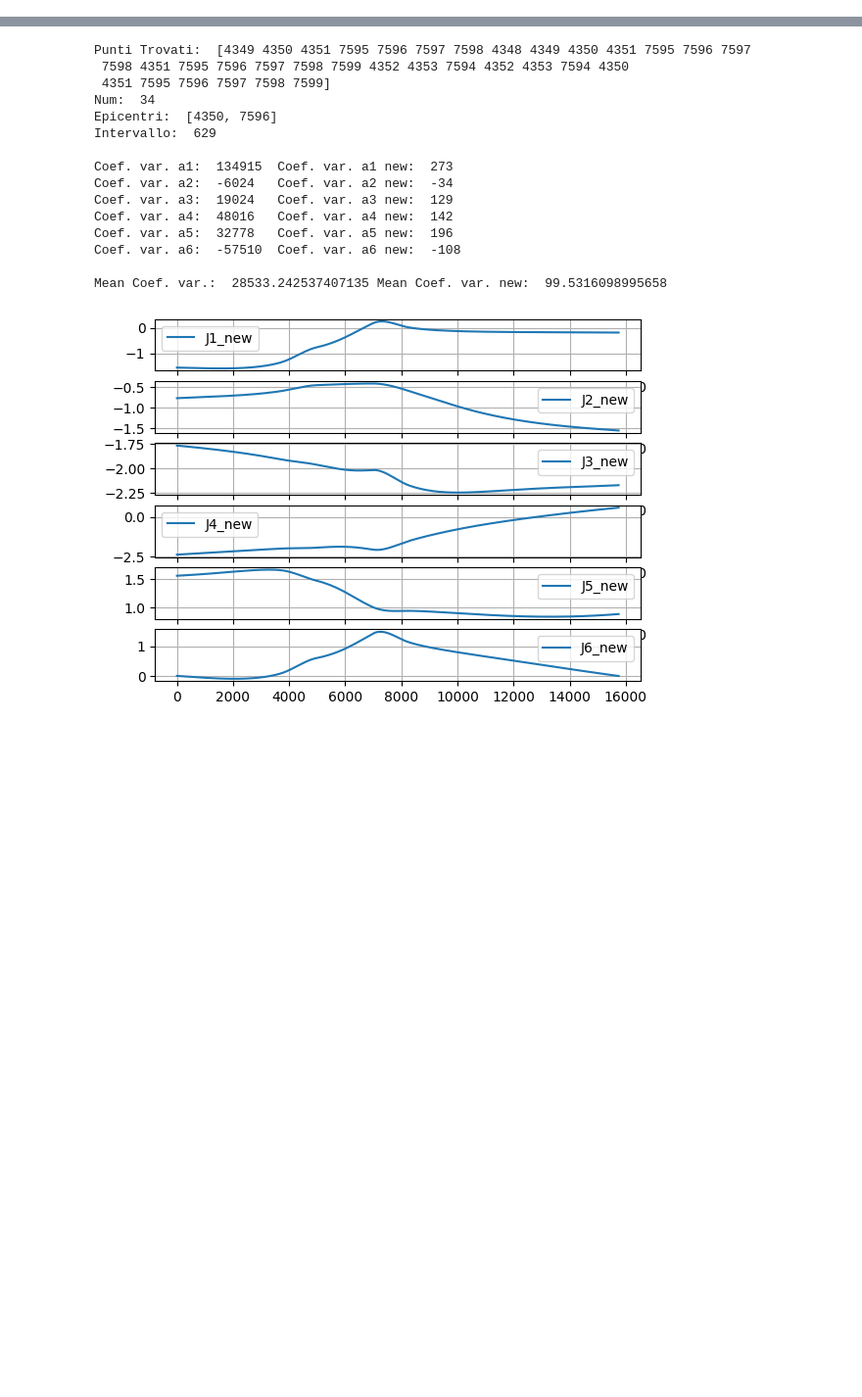
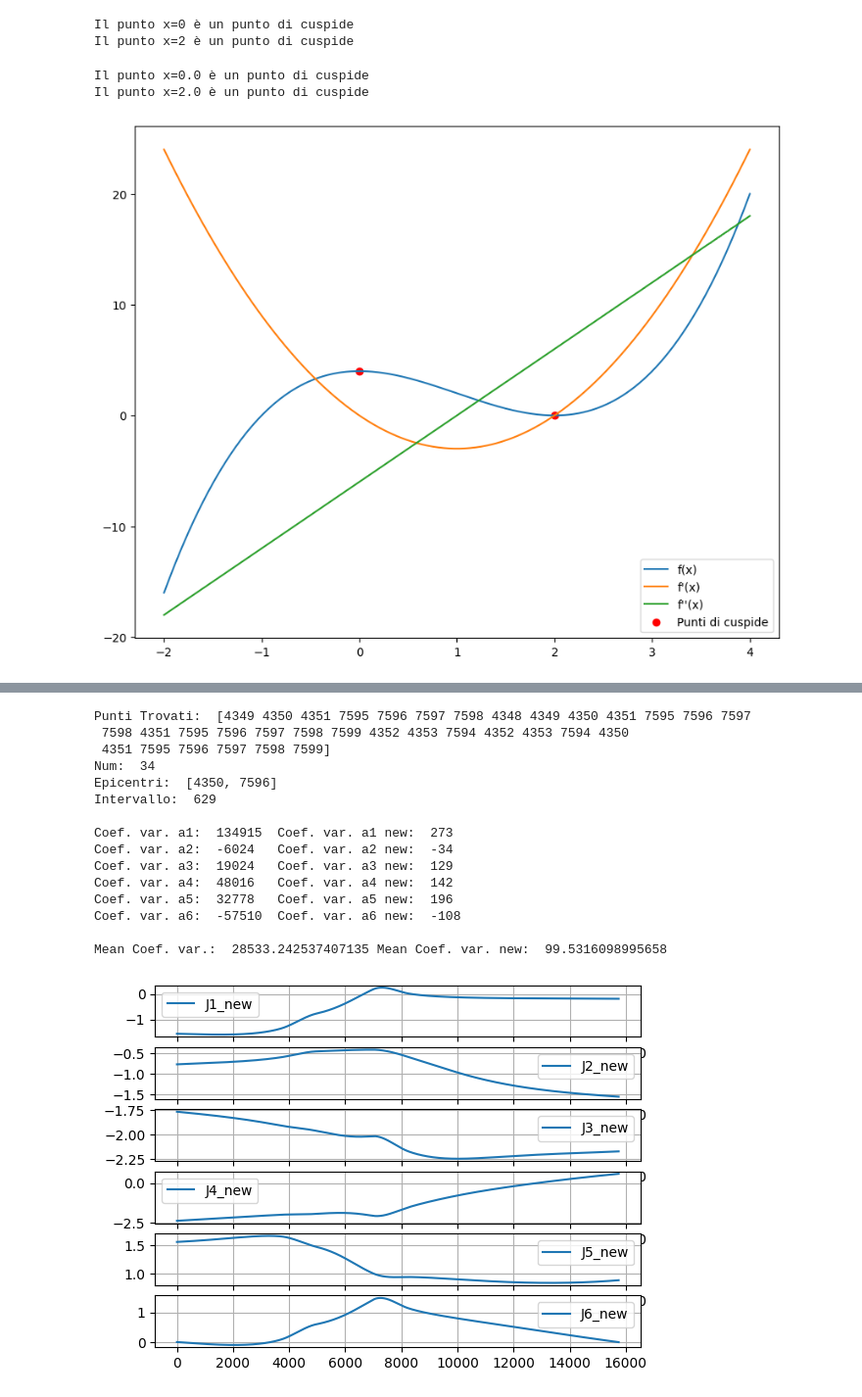
Before and after one commit to GiorgioMedico/spline, a Jupyter notebook: prove_spline.ipynb, the cells around one changed output, grey strips where cells are left out. Shown at 98% size. Cells and saved outputs as stored; diff of their text form; code cells hidden in the pictures; blank space fills up the shorter version.

```diff
--- a/prove_spline.ipynb
+++ b/prove_spline.ipynb
@@ -0,0 +19,62 @@
+# %%
+import sympy as sp
+
+x = sp.Symbol('x')
+f = x**3 - 3*x**2 + 4
+
+# Calcola la derivata prima e seconda della funzione
+f_prime = f.diff(x)
+f_double_prime = f_prime.diff(x)
+
+# Trova i punti critici dove la derivata prima è uguale a zero
+critical_points = sp.solve(f_prime, x)
+
+# Valuta la derivata seconda nei punti critici
+for point in critical_points:
+    if f_double_prime.subs(x, point) != 0:
+        print(f"Il punto x={point} è un punto di cuspide")
+# %% [output]
+Il punto x=0 è un punto di cuspide
+Il punto x=2 è un punto di cuspide
+# %%
+from scipy.misc import derivative
+import numpy as np
+import matplotlib.pyplot as plt
+# warning no
+import warnings
+warnings.filterwarnings("ignore")
+
+# Definisci la funzione
+def f(x):
+    return x**3 - 3*x**2 + 4
+
+# Crea un array di valori x
+x = np.linspace(-2, 4, 1000)
+
+# Calcola la derivata prima e seconda della funzione utilizzando il metodo derivative di SciPy
+f_prime = derivative(f, x, dx=1e-6)
+f_double_prime = derivative(f, x, dx=1e-6, n=2)
+
+# Trova i punti critici dove la derivata prima è uguale a zero
+critical_points = x[np.isclose(f_prime, 0)]
+
+crit_points = []
+# Valuta la derivata seconda nei punti critici
+for point in critical_points:
+    if not np.isclose(derivative(f, point, dx=1e-6, n=2), 0):
+        print(f"Il punto x={point} è un punto di cuspide")
+        crit_points.append(point)
+
+
+# Plot della funzione e delle derivate
+plt.figure(figsize=(10, 8))
+plt.plot(x, f(x), label="f(x)")
+plt.plot(x, f_prime, label="f'(x)")
+plt.plot(x, f_double_prime, label="f''(x)")
+plt.scatter(crit_points, f(np.array(crit_points)), color="red", label="Punti di cuspide")
+plt.legend()
+plt.show()
+# %% [output]
+Il punto x=0.0 è un punto di cuspide
+Il punto x=2.0 è un punto di cuspide
+[figure, added]
```
Also changed, not shown: parts of 3 cells of this notebook, 1 other file.
